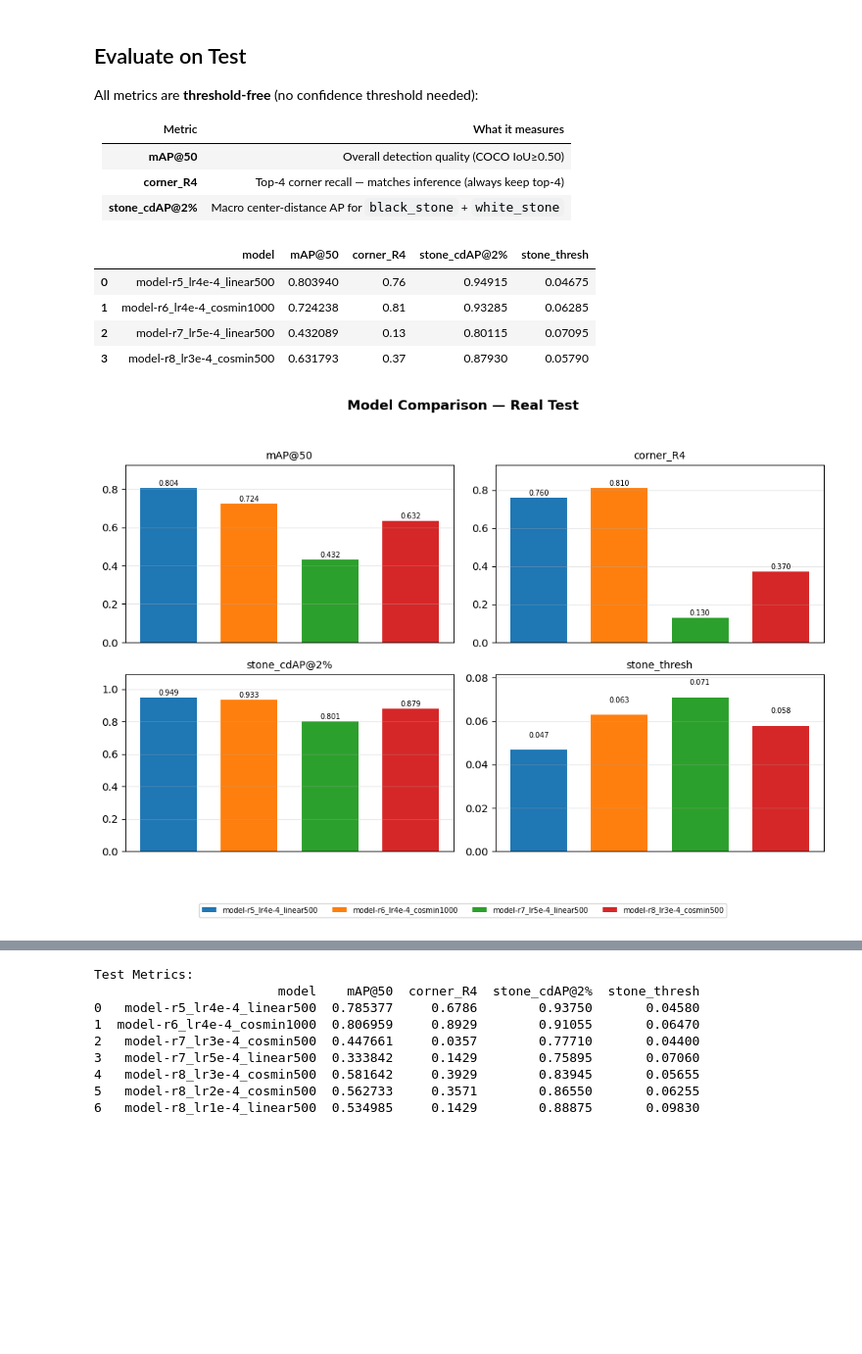
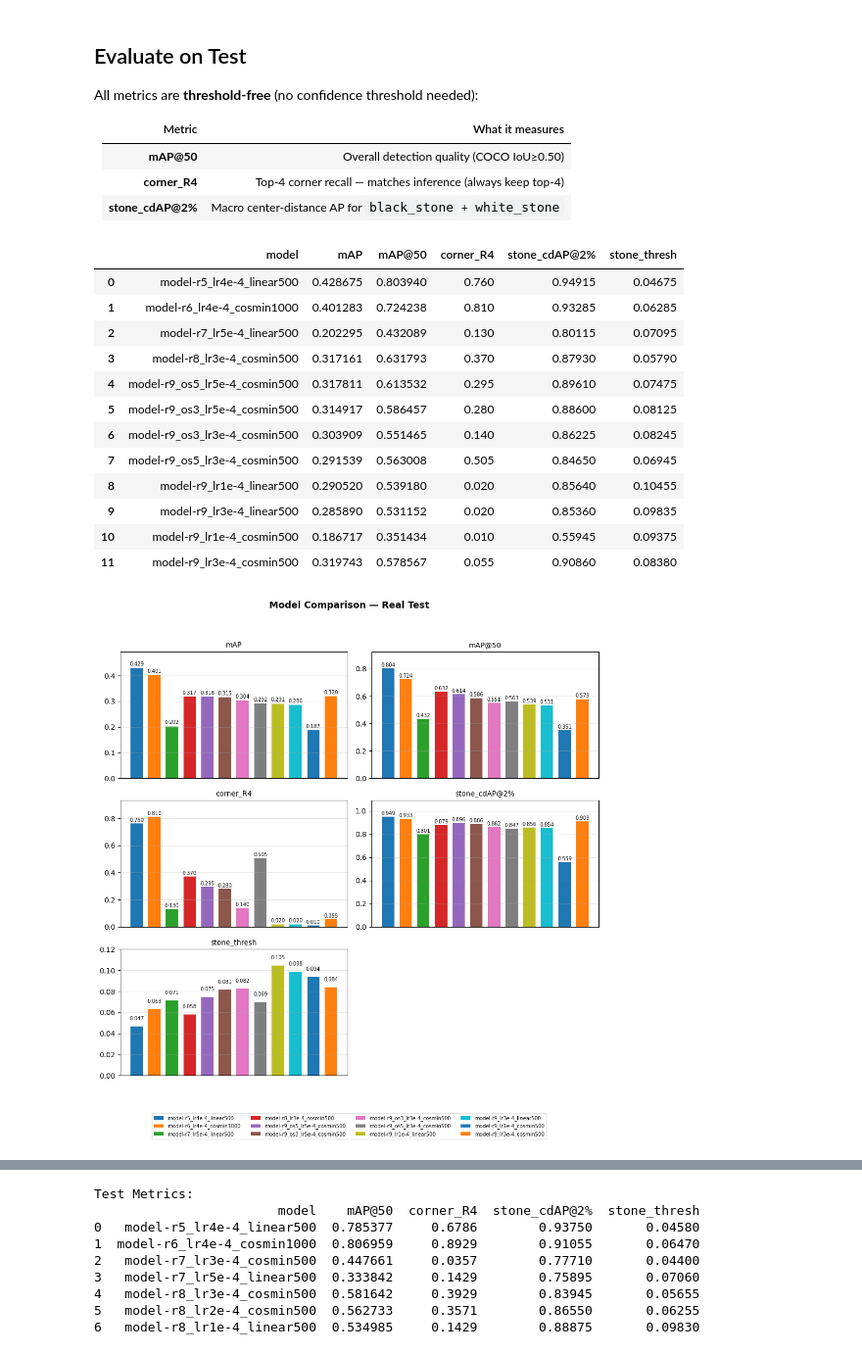
Before and after one commit to kaya-go/moku, a Jupyter notebook: notebooks/21_Evaluate.ipynb, the cells around one changed output, grey strips where cells are left out. Shown at 98% size. Saved outputs shown, nothing was run; the diff lists cells and outputs as text; code cells hidden in the pictures; blank space fills up the shorter version.

```diff
--- a/notebooks/21_Evaluate.ipynb
+++ b/notebooks/21_Evaluate.ipynb
@@ -211,6 +211,7 @@ for label, entry in tqdm(models.items(), desc="Evaluating models"):
 val_summary_rows = []
 for label in models:
     row = {"model": label}
+    row["mAP"] = val_metrics_map[label].get("map", float("nan"))
     row["mAP@50"] = val_metrics_map[label].get("map_50", float("nan"))
     cd = val_cd_ap[label]
     row["corner_R4"] = cd["corner_R4"]
@@ -224,7 +225,7 @@ display(val_summary_df)
 
 color_map = plot_model_comparison(
     val_summary_df,
-    metrics=["mAP@50", "corner_R4", "stone_cdAP@2%", "stone_thresh"],
+    metrics=["mAP", "mAP@50", "corner_R4", "stone_cdAP@2%", "stone_thresh"],
     title="Model Comparison — Real Validation",
 )
 # %% [output]
@@ -279,40 +280,49 @@ for label, entry in tqdm(models.items(), desc="Evaluating models"):
         batch_size=8,
     )
     cd_ap[label] = evaluate_cd_ap(
         model=entry["model"],
         dataset=ds["test"],
         image_processor=entry["ip"],
         batch_size=8,
     )
 
 # ── Build summary DataFrame ──
 summary_rows = []
 for label in models:
     row = {"model": label}
+    row["mAP"] = metrics_map[label].get("map", float("nan"))
     row["mAP@50"] = metrics_map[label].get("map_50", float("nan"))
     cd = cd_ap[label]
     row["corner_R4"] = cd["corner_R4"]
     row["stone_cdAP@2%"] = np.mean([cd["per_class"][c]["cdAP@2%"] for c in ("black_stone", "white_stone")])
     opt = cd["optimal_thresholds"]
     row["stone_thresh"] = np.mean([opt[c]["threshold"] for c in ("black_stone", "white_stone")])
     summary_rows.append(row)
 
 summary_df = pd.DataFrame(summary_rows)
 display(summary_df)
 
 plot_model_comparison(
     summary_df,
-    metrics=["mAP@50", "corner_R4", "stone_cdAP@2%", "stone_thresh"],
+    metrics=["mAP", "mAP@50", "corner_R4", "stone_cdAP@2%", "stone_thresh"],
     title="Model Comparison — Real Test",
     color_map=color_map,
 )
 # %% [output]
-|  | model | mAP@50 | corner_R4 | stone_cdAP@2% | stone_thresh |
-| 0 | model-r5_lr4e-4_linear500 | 0.803940 | 0.76 | 0.94915 | 0.04675 |
-| 1 | model-r6_lr4e-4_cosmin1000 | 0.724238 | 0.81 | 0.93285 | 0.06285 |
-| 2 | model-r7_lr5e-4_linear500 | 0.432089 | 0.13 | 0.80115 | 0.07095 |
-| 3 | model-r8_lr3e-4_cosmin500 | 0.631793 | 0.37 | 0.87930 | 0.05790 |
+|  | model | mAP | mAP@50 | corner_R4 | stone_cdAP@2% | stone_thresh |
+| 0 | model-r5_lr4e-4_linear500 | 0.428675 | 0.803940 | 0.760 | 0.94915 | 0.04675 |
+| 1 | model-r6_lr4e-4_cosmin1000 | 0.401283 | 0.724238 | 0.810 | 0.93285 | 0.06285 |
+| 2 | model-r7_lr5e-4_linear500 | 0.202295 | 0.432089 | 0.130 | 0.80115 | 0.07095 |
+| 3 | model-r8_lr3e-4_cosmin500 | 0.317161 | 0.631793 | 0.370 | 0.87930 | 0.05790 |
+| 4 | model-r9_os5_lr5e-4_cosmin500 | 0.317811 | 0.613532 | 0.295 | 0.89610 | 0.07475 |
+| 5 | model-r9_os3_lr5e-4_cosmin500 | 0.314917 | 0.586457 | 0.280 | 0.88600 | 0.08125 |
+| 6 | model-r9_os3_lr3e-4_cosmin500 | 0.303909 | 0.551465 | 0.140 | 0.86225 | 0.08245 |
+| 7 | model-r9_os5_lr3e-4_cosmin500 | 0.291539 | 0.563008 | 0.505 | 0.84650 | 0.06945 |
+| 8 | model-r9_lr1e-4_linear500 | 0.290520 | 0.539180 | 0.020 | 0.85640 | 0.10455 |
+| 9 | model-r9_lr3e-4_linear500 | 0.285890 | 0.531152 | 0.020 | 0.85360 | 0.09835 |
+| 10 | model-r9_lr1e-4_cosmin500 | 0.186717 | 0.351434 | 0.010 | 0.55945 | 0.09375 |
+| 11 | model-r9_lr3e-4_cosmin500 | 0.319743 | 0.578567 | 0.055 | 0.90860 | 0.08380 |
-[figure, old version]
+[figure, new version]
 {'model-r5_lr4e-4_linear500': (np.float64(0.12156862745098039),
   np.float64(0.4666666666666667),
   np.float64(0.7058823529411765),
```
Also changed, not shown: parts of 2 cells of this notebook.
